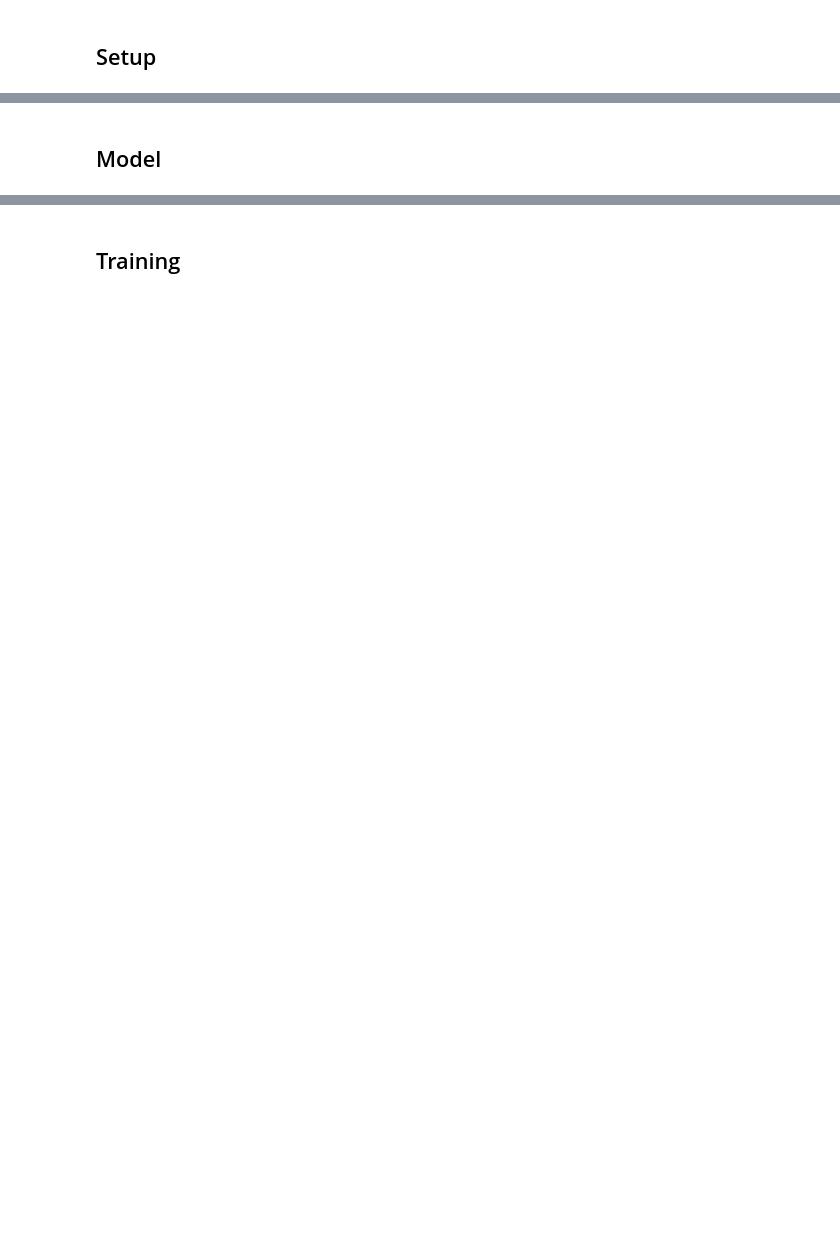
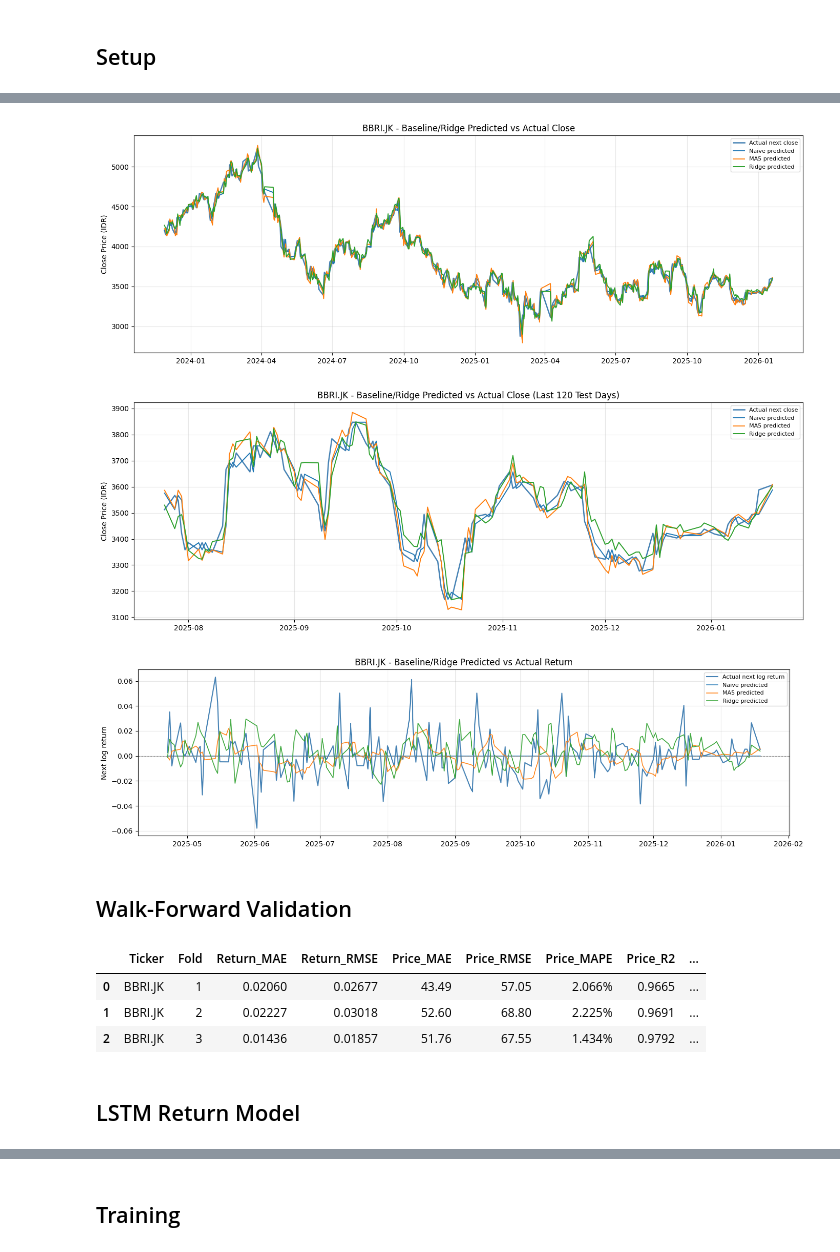
Before and after one commit to RaksaDana/RaksaDana, a Jupyter notebook: notebook/04.BBRI-Modelling-Evaluation.ipynb, the cells around one changed output, grey strips where cells are left out. Saved outputs shown, nothing was run; the diff lists cells and outputs as text; code cells hidden in the pictures; blank space fills up the shorter version.

```diff
--- a/notebook/04.BBRI-Modelling-Evaluation.ipynb
+++ b/notebook/04.BBRI-Modelling-Evaluation.ipynb
@@ -79,3 +414,55 @@ Train/Val : 1776 / 314
+# %%
+baseline_prediction_map = {
+    'Naive': test_naive,
+    'MA5': test_ma5,
+    'Ridge': test_ridge_pred,
+}
+
+plot_test_predictions(
+    baseline_prediction_map,
+    f'{TICKER} - Baseline/Ridge Predicted vs Actual Close',
+    f'return_{SAFE_TICKER}_baseline_prediction_vs_actual.png',
+)
+
+plot_test_predictions(
+    baseline_prediction_map,
+    f'{TICKER} - Baseline/Ridge Predicted vs Actual Close (Last 120 Test Days)',
+    f'return_{SAFE_TICKER}_baseline_test_zoom.png',
+    last_n=120,
+)
+
+plot_return_predictions(
+    baseline_prediction_map,
+    f'{TICKER} - Baseline/Ridge Predicted vs Actual Return',
+    f'return_{SAFE_TICKER}_baseline_return_prediction.png',
+    last_n=180,
+)
+# %% [output]
+[figure, added]
+[figure, added]
+[figure, added]
+# %% [markdown]
+## Walk-Forward Validation
+# %%
+walk_rows = []
+tscv = TimeSeriesSplit(n_splits=3)
+for fold, (tr_idx, val_idx) in enumerate(tscv.split(X_train), start=1):
+    fold_model = Ridge(alpha=10.0)
+    fold_model.fit(flatten(X_train[tr_idx]), y_train[tr_idx])
+    pred_return = fold_model.predict(flatten(X_train[val_idx]))
+    pred_close = close_from_returns(train_base_close[val_idx], pred_return)
+    walk_rows.append({'Ticker': TICKER, 'Fold': fold, **compute_metrics(y_train[val_idx], pred_return, train_target_close[val_idx], pred_close)})
+walk_forward_df = pd.DataFrame(walk_rows)
+display(walk_forward_df.style.format({
+    'Return_MAE': '{:.5f}', 'Return_RMSE': '{:.5f}',
+    'Price_MAE': '{:,.2f}', 'Price_RMSE': '{:,.2f}', 'Price_MAPE': '{:.3f}%',
+    'Price_R2': '{:.4f}', 'Direction_Accuracy': '{:.2f}%'
+}))
+# %% [output]
+|  | Ticker | Fold | Return_MAE | Return_RMSE | Price_MAE | Price_RMSE | Price_MAPE | Price_R2 | ... |
+| 0 | BBRI.JK | 1 | 0.02060 | 0.02677 | 43.49 | 57.05 | 2.066% | 0.9665 | ... |
+| 1 | BBRI.JK | 2 | 0.02227 | 0.03018 | 52.60 | 68.80 | 2.225% | 0.9691 | ... |
+| 2 | BBRI.JK | 3 | 0.01436 | 0.01857 | 51.76 | 67.55 | 1.434% | 0.9792 | ... |
 # %% [markdown]
-## Model
+## LSTM Return Model
 # %%
```
Also changed, not shown: parts of 65 cells of this notebook, 27 other files.
